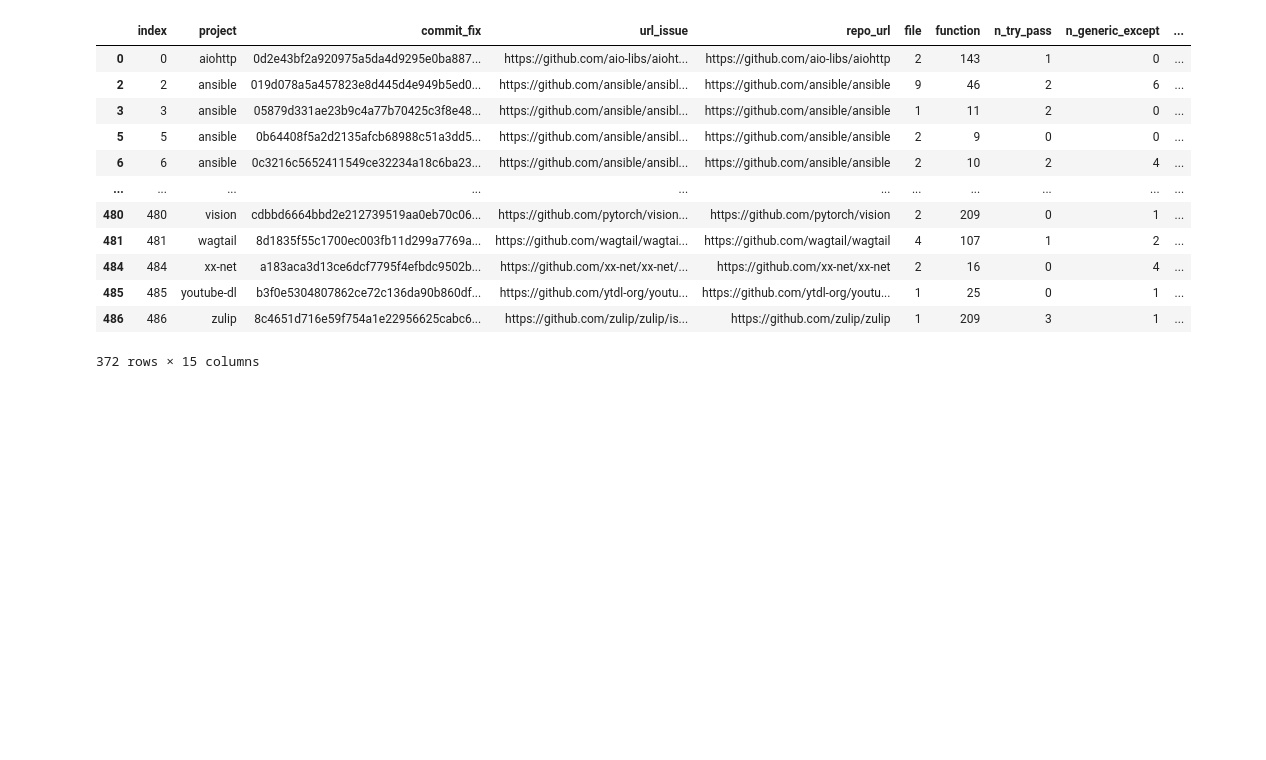
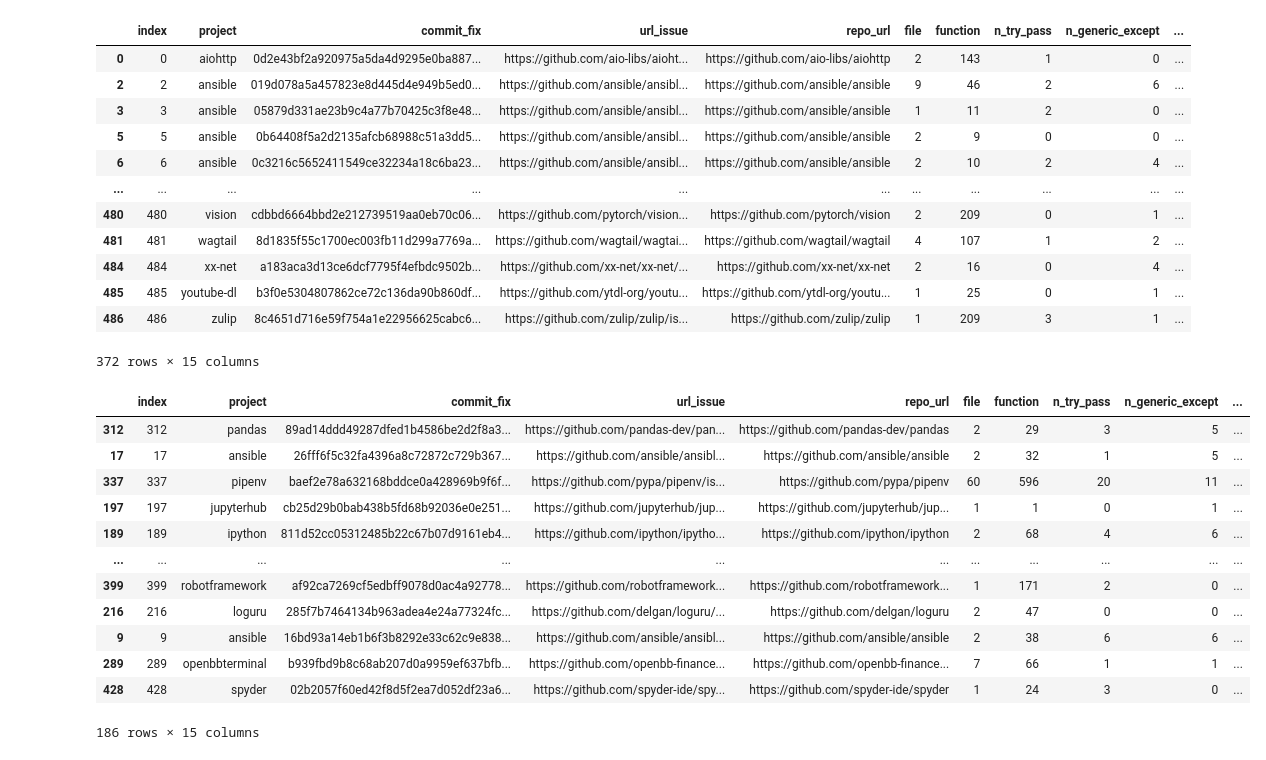
Before and after one commit to r4phael/exception-miner, a Jupyter notebook: notebooks/eh_py_fixes.ipynb, the cells around one changed output. Saved outputs shown, nothing was run; the diff lists cells and outputs as text; code cells hidden in the pictures; blank space fills up the shorter version.

Commit message:
ADjusts in results and notebooks

```diff
--- a/notebooks/eh_py_fixes.ipynb
+++ b/notebooks/eh_py_fixes.ipynb
@@ -65,0 +82,24 @@ df_rq5.to_csv("eh_fixes.csv")
+# %%
+df_rq5 = df_rq5[df_rq5['has_smell'] >0]
+# %%
+import numpy as np
+
+#get a sample from a dataframe and split in n parts:
+shuffled = df_rq5.sample(frac=1, random_state=40)
+result = np.array_split(shuffled, 2)
+# %%
+result[1]
+# %% [output]
+|  | index | project | commit_fix | url_issue | repo_url | file | function | n_try_pass | n_generic_except | ... |
+| 312 | 312 | pandas | 89ad14ddd49287dfed1b4586be2d2f8a3... | https://github.com/pandas-dev/pan... | https://github.com/pandas-dev/pandas | 2 | 29 | 3 | 5 | ... |
+| 17 | 17 | ansible | 26fff6f5c32fa4396a8c72872c729b367... | https://github.com/ansible/ansibl... | https://github.com/ansible/ansible | 2 | 32 | 1 | 5 | ... |
+| 337 | 337 | pipenv | baef2e78a632168bddce0a428969b9f6f... | https://github.com/pypa/pipenv/is... | https://github.com/pypa/pipenv | 60 | 596 | 20 | 11 | ... |
+| 197 | 197 | jupyterhub | cb25d29b0bab438b5fd68b92036e0e251... | https://github.com/jupyterhub/jup... | https://github.com/jupyterhub/jup... | 1 | 1 | 0 | 1 | ... |
+| 189 | 189 | ipython | 811d52cc05312485b22c67b07d9161eb4... | https://github.com/ipython/ipytho... | https://github.com/ipython/ipython | 2 | 68 | 4 | 6 | ... |
+| ... | ... | ... | ... | ... | ... | ... | ... | ... | ... | ... |
+| 399 | 399 | robotframework | af92ca7269cf5edbff9078d0ac4a92778... | https://github.com/robotframework... | https://github.com/robotframework... | 1 | 171 | 2 | 0 | ... |
+| 216 | 216 | loguru | 285f7b7464134b963adea4e24a77324fc... | https://github.com/delgan/loguru/... | https://github.com/delgan/loguru | 2 | 47 | 0 | 0 | ... |
+| 9 | 9 | ansible | 16bd93a14eb1b6f3b8292e33c62c9e838... | https://github.com/ansible/ansibl... | https://github.com/ansible/ansible | 2 | 38 | 6 | 6 | ... |
+| 289 | 289 | openbbterminal | b939fbd9b8c68ab207d0a9959ef637bfb... | https://github.com/openbb-finance... | https://github.com/openbb-finance... | 7 | 66 | 1 | 1 | ... |
+| 428 | 428 | spyder | 02b2057f60ed42f8d5f2ea7d052df23a6... | https://github.com/spyder-ide/spy... | https://github.com/spyder-ide/spyder | 1 | 24 | 3 | 0 | ... |
+186 rows × 15 columns
```
Also changed, not shown: parts of 3 cells of this notebook, 21 other files.
